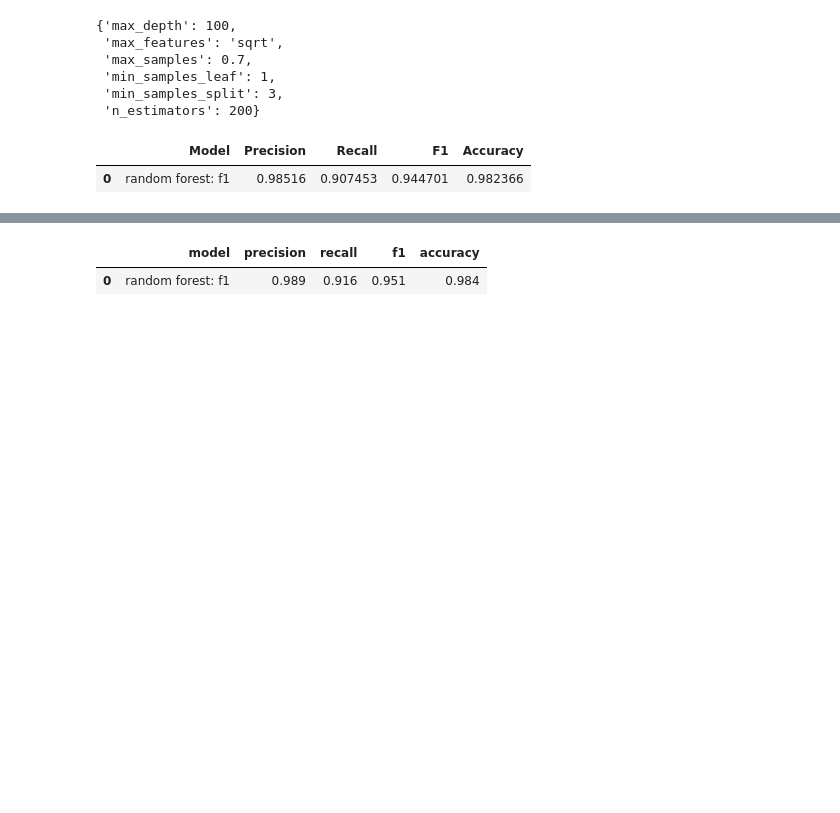
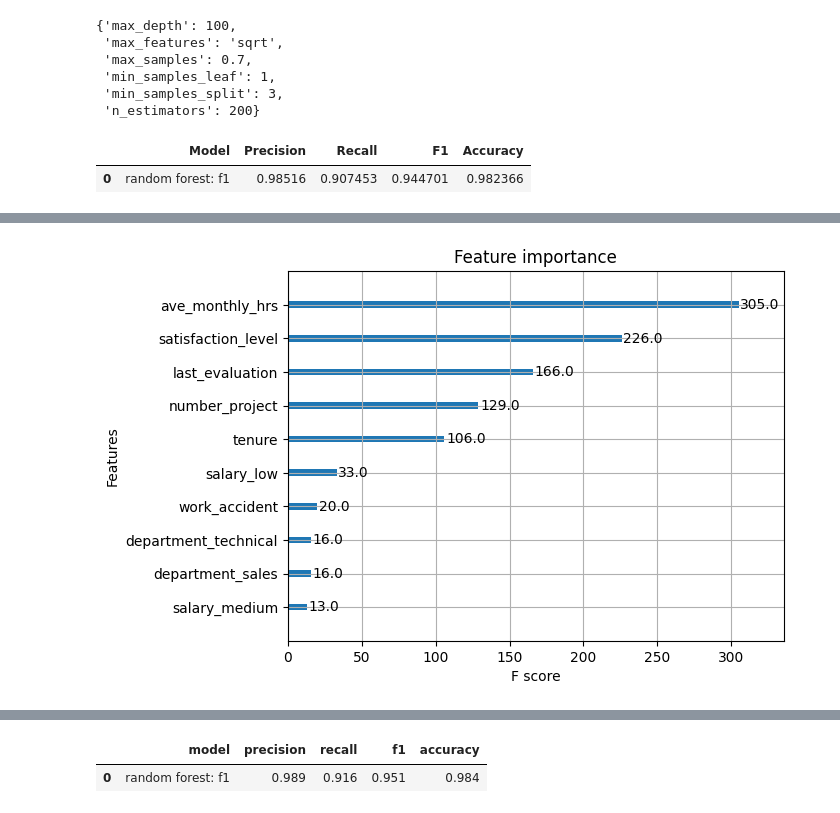
Before and after one commit to CoenMeintjes/predicting_employee_churn_salifort_motors, a Jupyter notebook: project_notebook.ipynb, the cells around one changed output, grey strips where cells are left out. Cells and saved outputs as stored; diff of their text form; code cells hidden in the pictures; blank space fills up the shorter version.

```diff
--- a/project_notebook.ipynb
+++ b/project_notebook.ipynb
@@ -1136,0 +1356,6 @@ preds = rf_opt.best_estimator_.predict(X_test)
+# %%
+# Plot the relative feature importance of the predictor variables in this model
+plot_importance(xgb_opt.best_estimator_, max_num_features= 10);
+plt.show()
+# %% [output]
+[figure, added]
```
Also changed, not shown: parts of 60 cells of this notebook.
